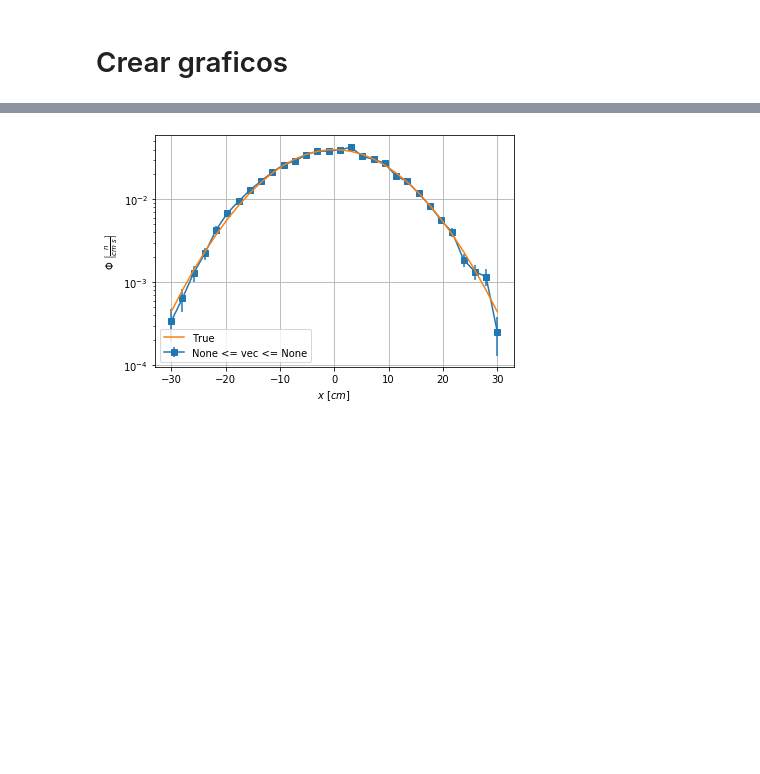
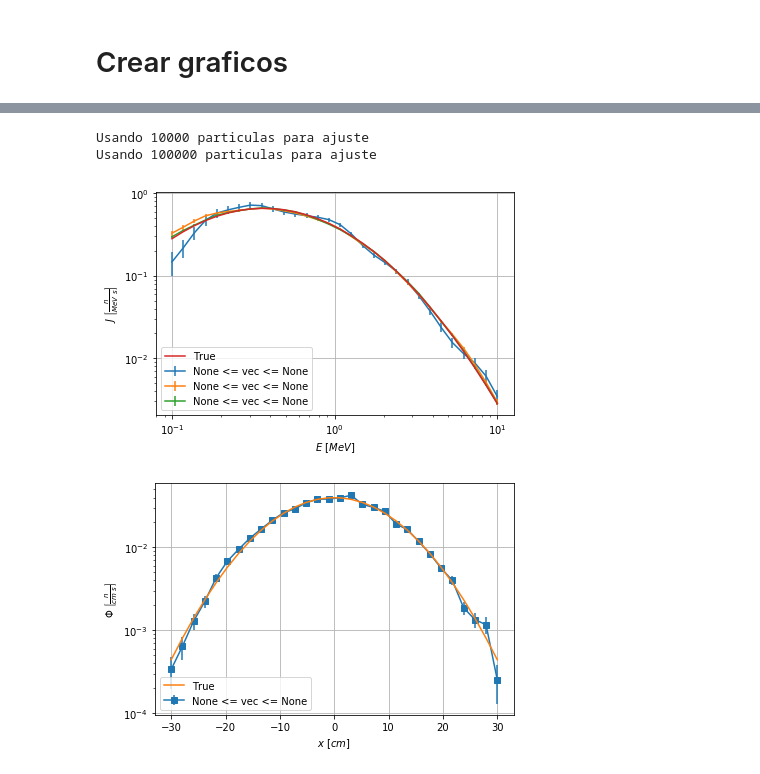
Before and after one commit to KDSource/KDSource, a Jupyter notebook: examples/example.ipynb, the cells around one changed output, grey strips where cells are left out. Cells and saved outputs as stored; diff of their text form; code cells hidden in the pictures; blank space fills up the shorter version.

```diff
--- a/examples/example.ipynb
+++ b/examples/example.ipynb
@@ -121,3 +106,40 @@ plt.show()
+# %%
+# Graficos en E
+
+vec0 = None
+vec1 = None
+EE = np.logspace(-1,1,30)
+
+s.bw_method = None
+
+s.fit(N=1E3)
+fig,scores = s.plot_E(EE, vec0, vec1)
+
+s.bw_method = None
+s.fit(N=1E4)
+fig,scores = s.plot_E(EE, vec0, vec1)
+
+s.bw_method = None
+s.fit(N=1E5)
+fig,scores = s.plot_E(EE, vec0, vec1)
+
+uu = np.log(1/EE)
+plt.plot(EE, 1/EE * np.exp(-uu**2/(2*su**2))/(su*np.sqrt(2*np.pi)), zorder=3, label="True")
+plt.legend()
+
+plt.tight_layout()
+plt.savefig("ekin.pdf")
+#plt.show()
+
+L=fig.axes[0].legend()
+L.get_texts()[1].set_text('N = 1E3')
+L.get_texts()[2].set_text('N = 1E4')
+L.get_texts()[3].set_text('N = 1E5')
+#fig.savefig("ekin.pdf")
+# %% [output]
+Usando 10000 particulas para ajuste
+Usando 100000 particulas para ajuste
+[figure, added]
 # %%
 # Graficos en x
 
```
Also changed, not shown: parts of 8 cells of this notebook, 4 other files.
